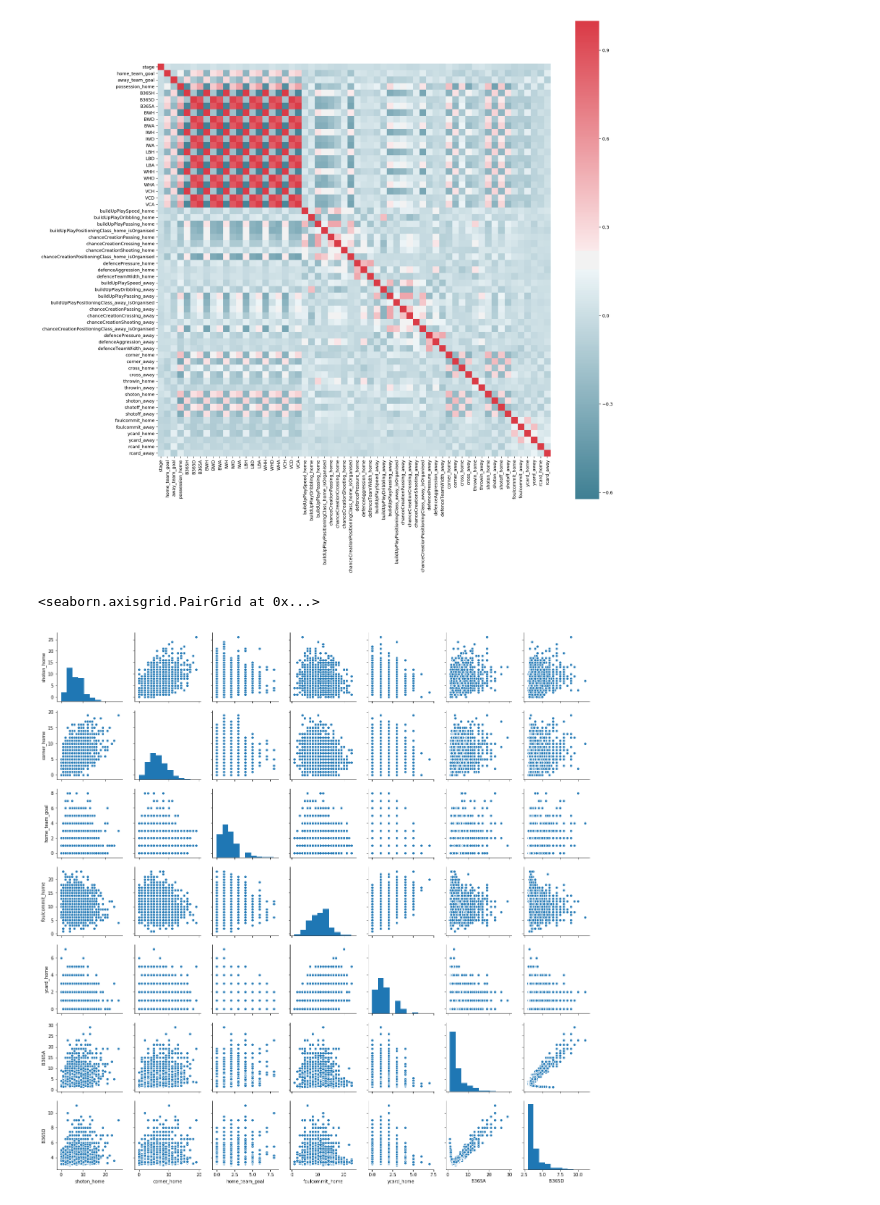
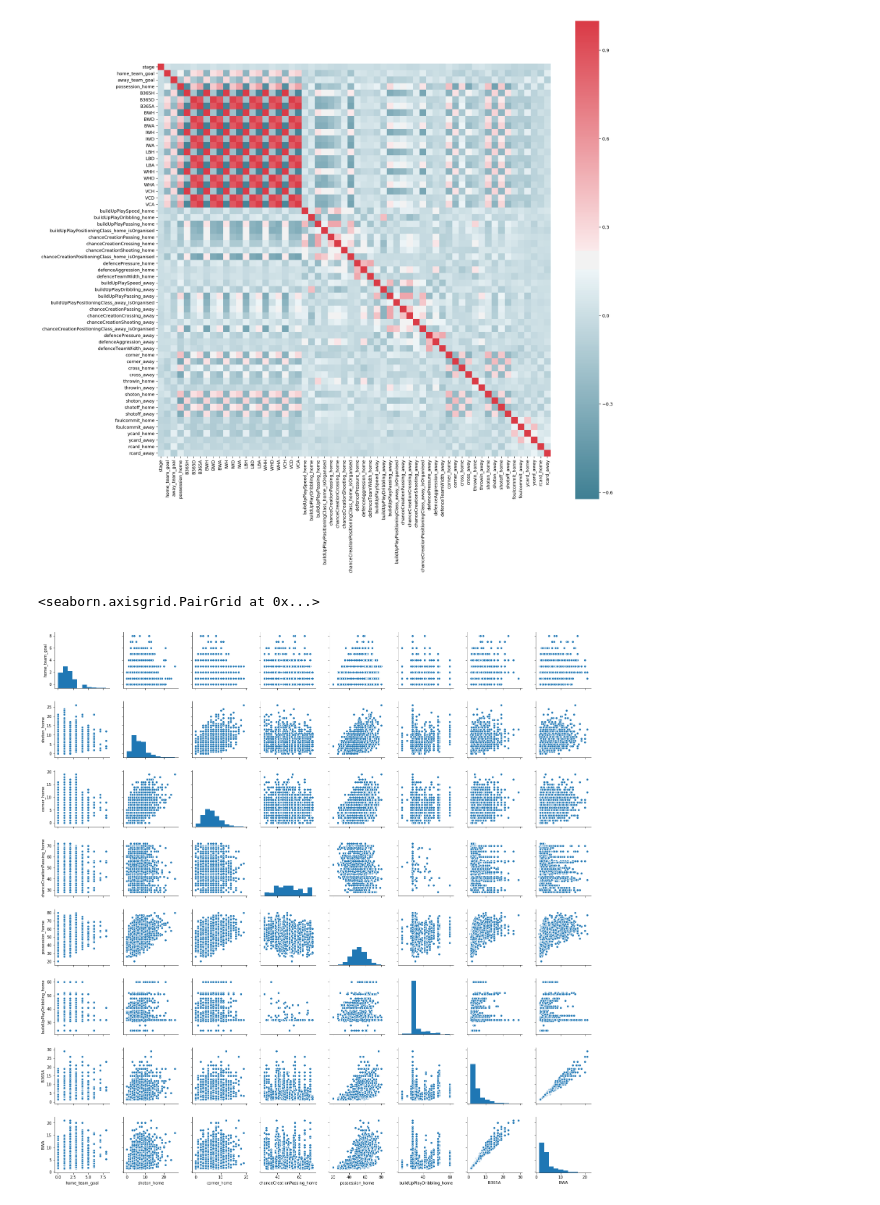
Before and after one commit to ShawnHouCHN/Introduction-to-Machine-Learning-and-Data-Mining-E17, a Jupyter notebook: Project1/Project 1 Notebook.ipynb, the cells around one changed output. Drawn from its saved outputs; the diff is of its cells as text; code cells hidden in the pictures.

```diff
--- a/Project1/Project 1 Notebook.ipynb
+++ b/Project1/Project 1 Notebook.ipynb
@@ -152,7 +153,7 @@ plt.show()
 # %% [output]
 [figure]
 # %%
-sns.pairplot(df_match[['shoton_home','corner_home','home_team_goal','foulcommit_home','ycard_home','B365A','B365D']])
+sns.pairplot(df_match[['home_team_goal', 'shoton_home','corner_home','chanceCreationPassing_home','possession_home','buildUpPlayDribbling_home','B365A','BWA']])
 # %% [output]
 <seaborn.axisgrid.PairGrid at 0x...>
-[figure, old version]
+[figure, new version]
```
Also changed, not shown: parts of 2 cells of this notebook.
